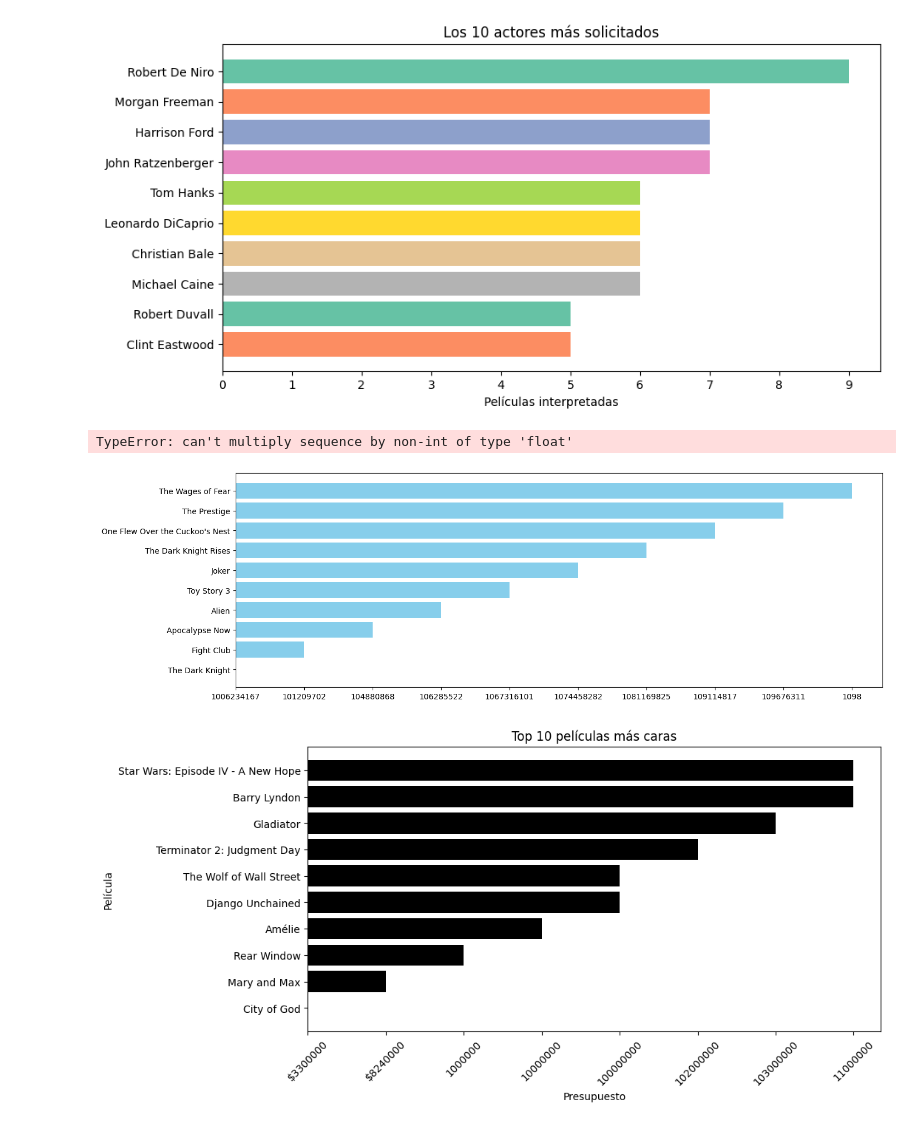
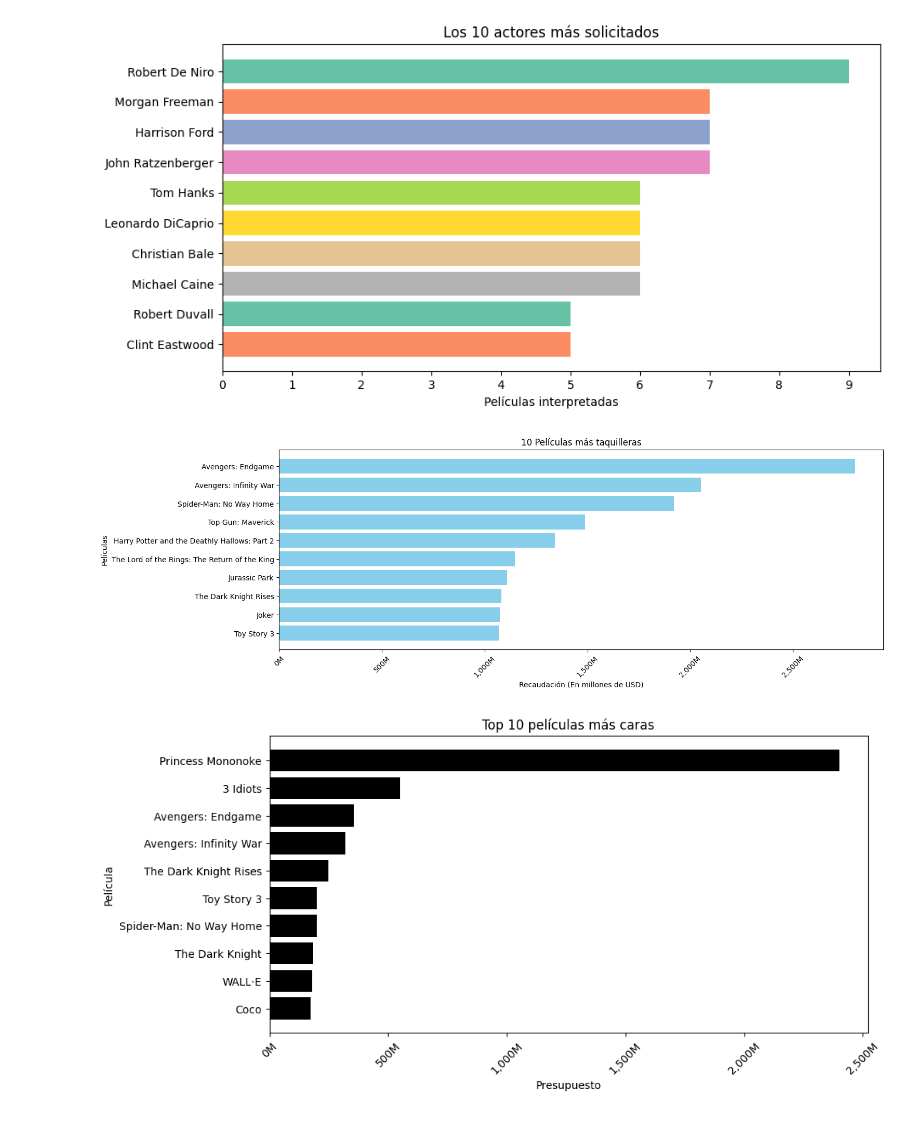
Before and after one commit to juanq348/imdb-top-movies, a Jupyter notebook: scripts/generar_grafico.ipynb, the cells around one changed output. Saved outputs shown, nothing was run; the diff lists cells and outputs as text; code cells hidden in the pictures.

Commit message:
Se solucionaron problemas en los ultimos dos graficos (budget y box_office)

```diff
--- a/scripts/generar_grafico.ipynb
+++ b/scripts/generar_grafico.ipynb
@@ -69,24 +69,30 @@ plt.xticks(range(0, max(top_10_actores.values)+1))
 plt.show()
 # %% [output]
 [figure]
+# %%
+#Acá vamos a convertir los valores que dicen "Not Available" a valores númericos para poder realizar gráficos con exito
+df["box_office"] = df["box_office"].replace("Not Available", pd.NA)
+df["budget"] = df["budget"].replace("Not Available", pd.NA)
+
+df["box_office"] = pd.to_numeric(df["box_office"], errors="coerce")
+df["budget"] = pd.to_numeric(df["budget"], errors="coerce")
 # %%
-taquilla = df.sort_values(by="box_office", ascending=True).head(10)
+taquilla = df.sort_values(by="box_office", ascending=False).head(10)
 
 plt.figure(figsize=(15, 5))
-plt.barh(taquilla['name'], taquilla["box_office"], color = "skyblue")
-
-plt.xlim(0, taquilla["box_office"].max() * 1.1)
+plt.barh(taquilla['name'], taquilla["box_office"] / 1e6, color = "skyblue")
 
 plt.title("10 Películas más taquilleras")
-plt.xlabel("Recaudación")
+plt.xlabel("Recaudación (En millones de USD)")
 plt.xticks(rotation = 45)
 plt.ylabel("Películas")
+plt.gca().invert_yaxis()
+plt.gca().xaxis.set_major_formatter(plt.FuncFormatter(lambda x, _: f'{x:,.0f}M'))
 plt.show()
 # %% [output]
-TypeError: can't multiply sequence by non-int of type 'float'
-[figure, old version]
+[figure, new version]
 # %%
-presupuesto = df.sort_values(by=["budget"], ascending=True).head(10)
+presupuesto = df.sort_values(by=["budget"], ascending=False).head(10)
 
 plt.figure(figsize= (10,5))
 plt.barh(presupuesto["name"], presupuesto["budget"], color = "black")
@@ -95,6 +101,8 @@ plt.title("Top 10 películas más caras")
 plt.xlabel("Presupuesto")
 plt.ylabel("Película")
 plt.xticks(rotation = 45)
+plt.gca().invert_yaxis()
+plt.gca().xaxis.set_major_formatter(plt.FuncFormatter(lambda x, _: f'{x/1e6:,.0f}M'))
 plt.show()
 # %% [output]
-[figure, old version]
+[figure, new version]
```
Also changed, not shown: parts of 3 cells of this notebook.
